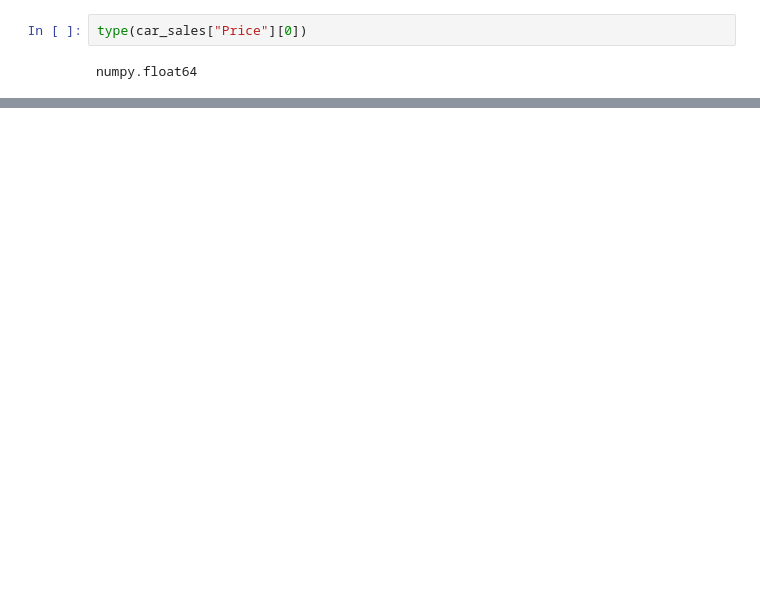
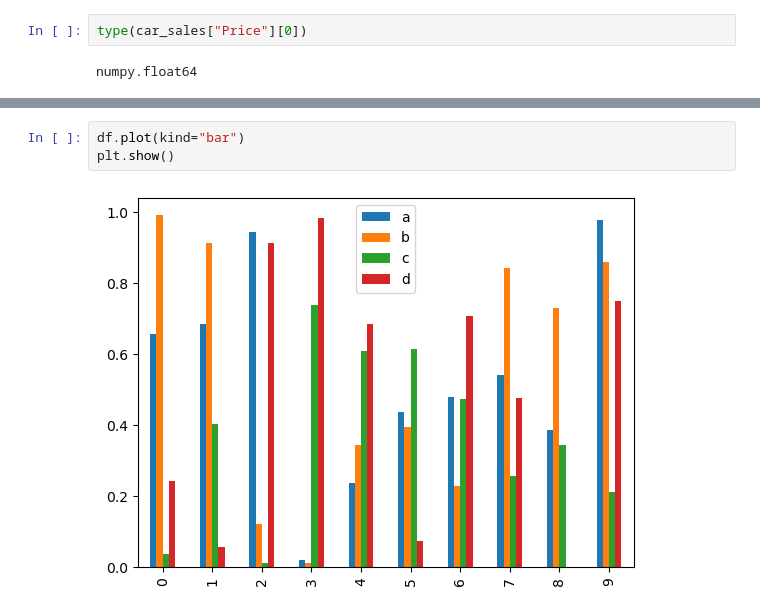
Before and after one commit to Combatd/complete_MLDataScience_bootcamp, a Jupyter notebook: introduction-to-matplotlib.ipynb, the cells around one changed output, grey strips where cells are left out. Saved outputs shown, nothing was run; the diff lists cells and outputs as text; blank space fills up the shorter version.

```diff
--- a/introduction-to-matplotlib.ipynb
+++ b/introduction-to-matplotlib.ipynb
@@ -296,0 +307,5 @@ plt.show()
+# %%
+df.plot(kind="bar")
+plt.show()
+# %% [output]
+[figure, added]
```
Also changed, not shown: parts of 16 cells of this notebook.
